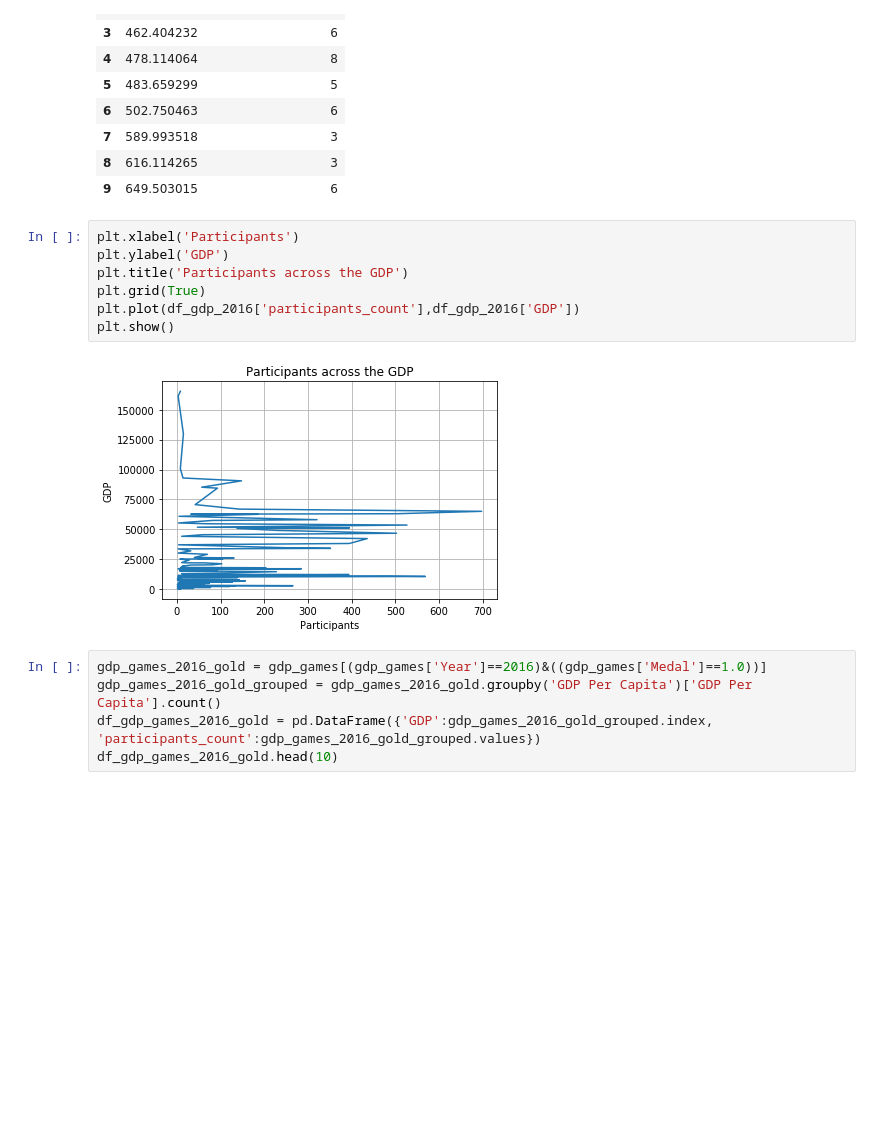
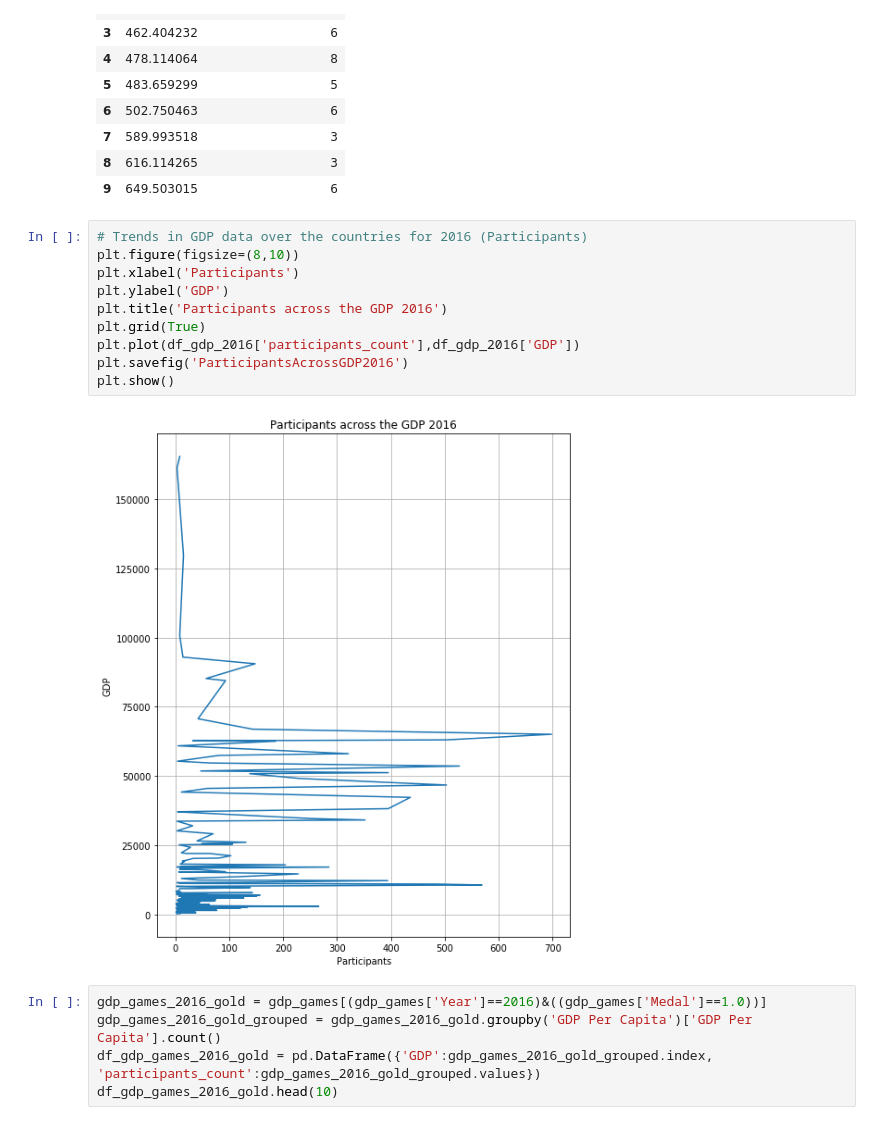
Before and after one commit to adityalprabhu/olympic_success_prediction, a Jupyter notebook: data_exploration_gdp_130_years.ipynb, the cells around one changed output. Saved outputs shown, nothing was run; the diff lists cells and outputs as text; blank space fills up the shorter version.

```diff
--- a/data_exploration_gdp_130_years.ipynb
+++ b/data_exploration_gdp_130_years.ipynb
@@ -279,14 +290,17 @@ df_gdp_2016.head(10)
 | 8 | 616.114265 | 3 |
 | 9 | 649.503015 | 6 |
 # %%
+# Trends in GDP data over the countries for 2016 (Participants)
+plt.figure(figsize=(8,10))
 plt.xlabel('Participants')
 plt.ylabel('GDP')
-plt.title('Participants across the GDP')
+plt.title('Participants across the GDP 2016')
 plt.grid(True)
 plt.plot(df_gdp_2016['participants_count'],df_gdp_2016['GDP'])
+plt.savefig('ParticipantsAcrossGDP2016')
 plt.show()
 # %% [output]
-[figure, old version]
+[figure, new version]
 # %%
 gdp_games_2016_gold = gdp_games[(gdp_games['Year']==2016)&((gdp_games['Medal']==1.0))]
 gdp_games_2016_gold_grouped = gdp_games_2016_gold.groupby('GDP Per Capita')['GDP Per Capita'].count()
```
Also changed, not shown: parts of 9 cells of this notebook, 11 other files.
